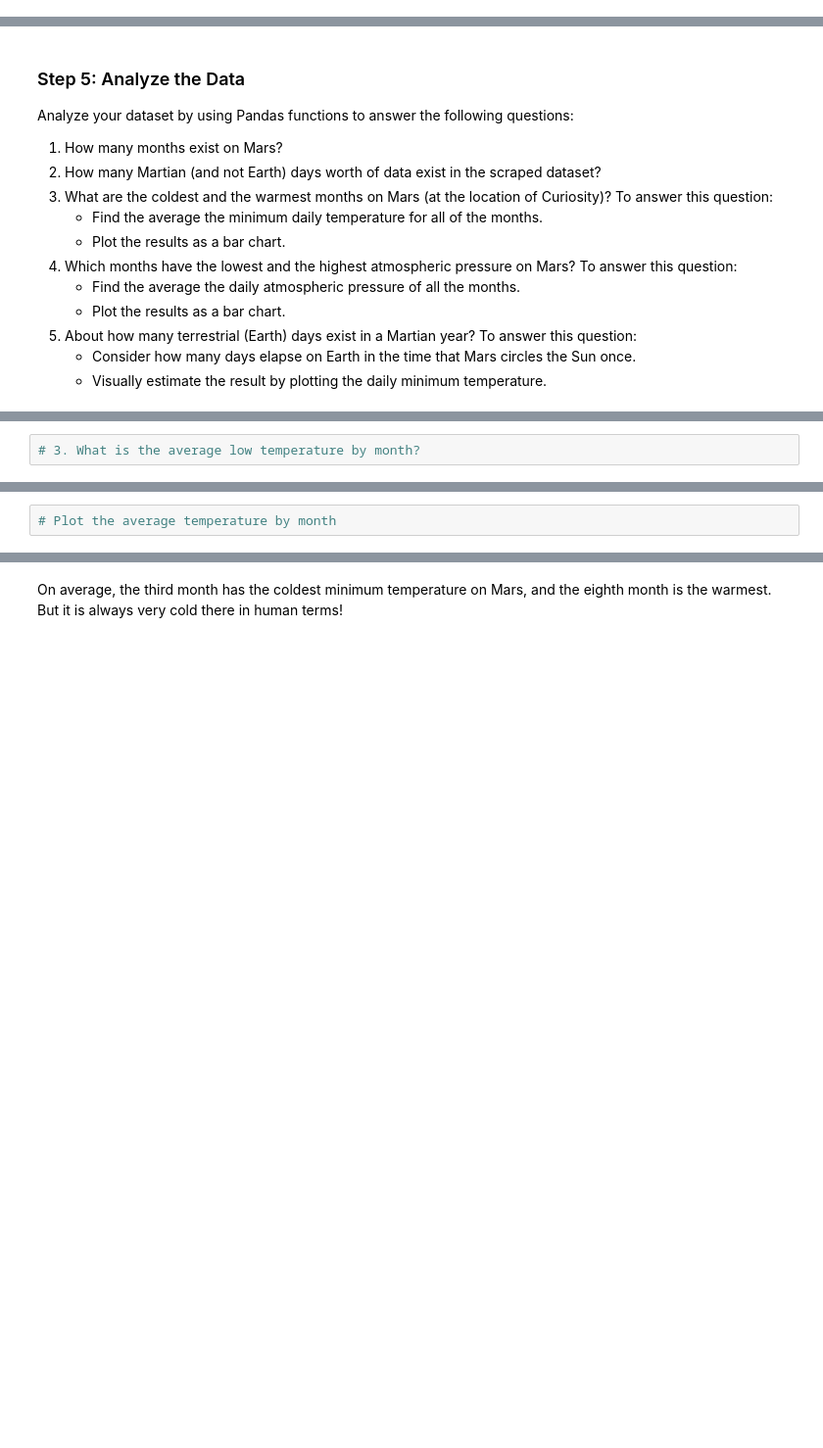
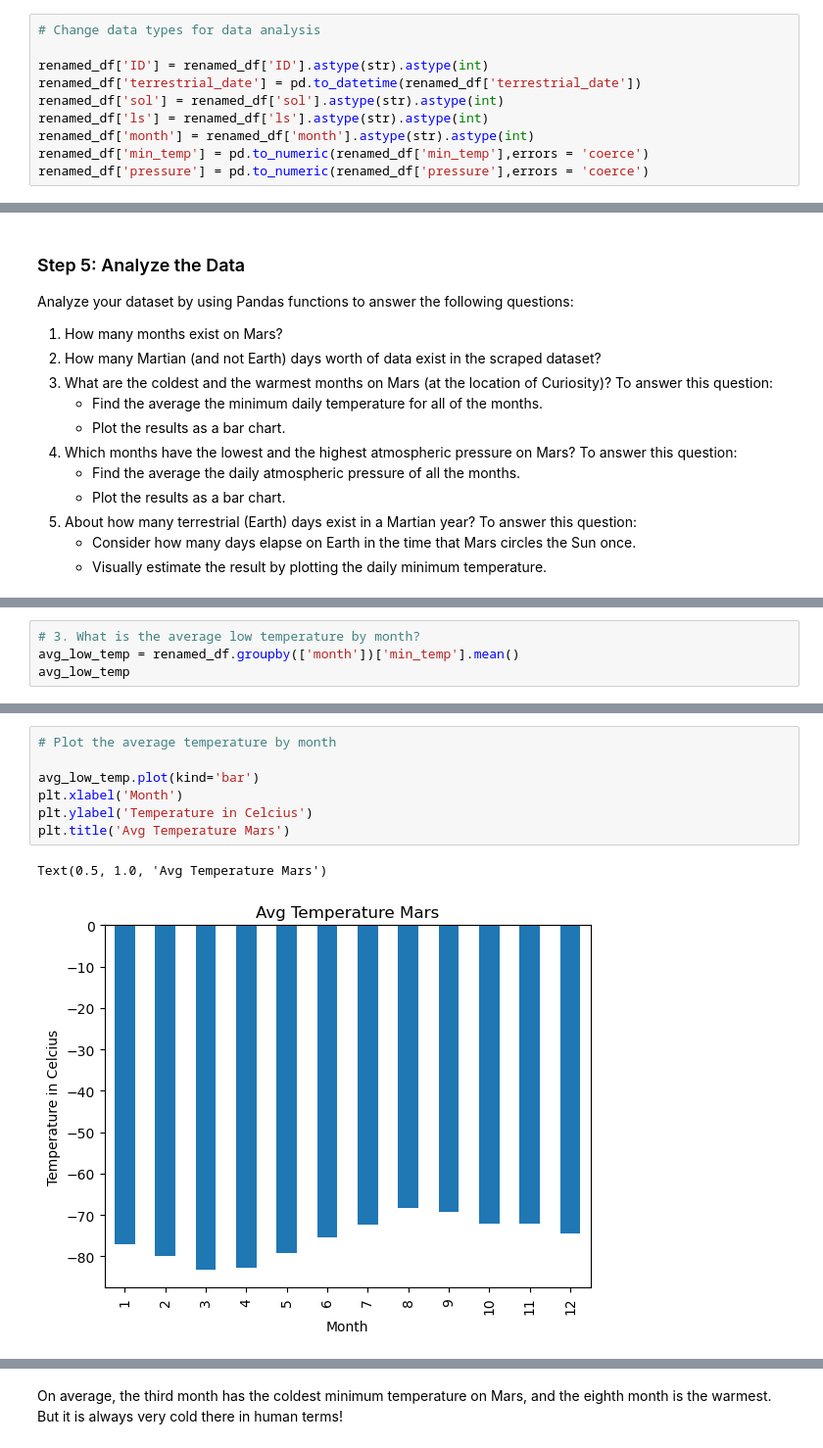
Before and after one commit to adrakevasquez/Module_11_Web_Scraping, a Jupyter notebook: part_2_mars_weather.ipynb, the cells around one changed output, grey strips where cells are left out. Shown at 98% size. Cells and saved outputs as stored; diff of their text form; blank space fills up the shorter version.

```diff
--- a/part_2_mars_weather.ipynb
+++ b/part_2_mars_weather.ipynb
@@ -90,2 +94,12 @@ Examine the data types that are currently associated with each column. If necess
+# %%
+# Change data types for data analysis
+
+renamed_df['ID'] = renamed_df['ID'].astype(str).astype(int)
+renamed_df['terrestrial_date'] = pd.to_datetime(renamed_df['terrestrial_date'])
+renamed_df['sol'] = renamed_df['sol'].astype(str).astype(int)
+renamed_df['ls'] = renamed_df['ls'].astype(str).astype(int)
+renamed_df['month'] = renamed_df['month'].astype(str).astype(int)
+renamed_df['min_temp'] = pd.to_numeric(renamed_df['min_temp'],errors = 'coerce')
+renamed_df['pressure'] = pd.to_numeric(renamed_df['pressure'],errors = 'coerce')
 # %%
 # Confirm type changes were successful by examining data types again
@@ -112,2 +157,4 @@ Analyze your dataset by using Pandas functions to answer the following questions
 # %%
 # 3. What is the average low temperature by month?
+avg_low_temp = renamed_df.groupby(['month'])['min_temp'].mean()
+avg_low_temp
@@ -114,4 +176,12 @@ Analyze your dataset by using Pandas functions to answer the following questions
 # %%
 # Plot the average temperature by month
+
+avg_low_temp.plot(kind='bar')
+plt.xlabel('Month')
+plt.ylabel('Temperature in Celcius')
+plt.title('Avg Temperature Mars')
+# %% [output]
+Text(0.5, 1.0, 'Avg Temperature Mars')
+[figure, added]
 # %%
 # Identify the coldest and hottest months in Curiosity's location
```
Also changed, not shown: parts of 15 cells of this notebook.
